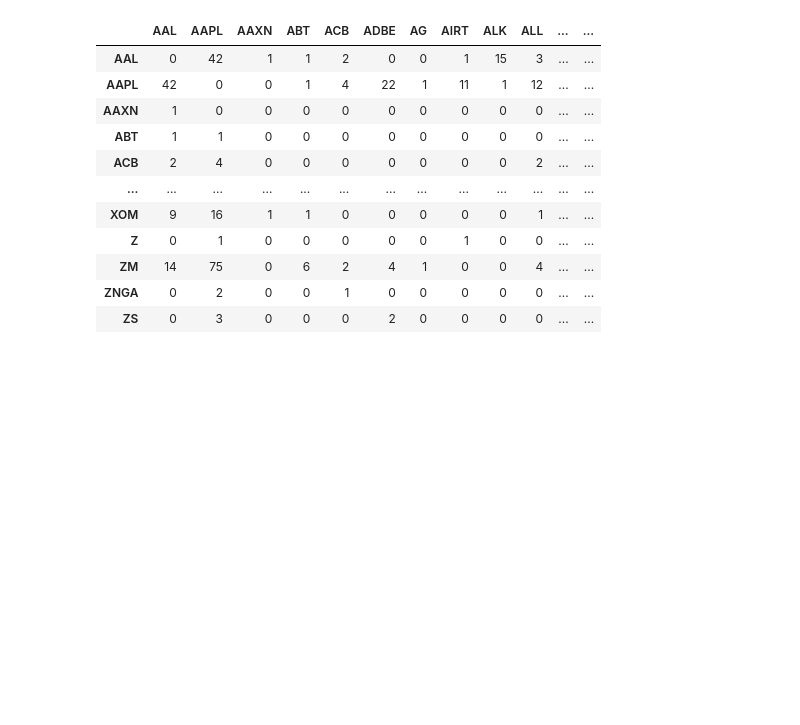
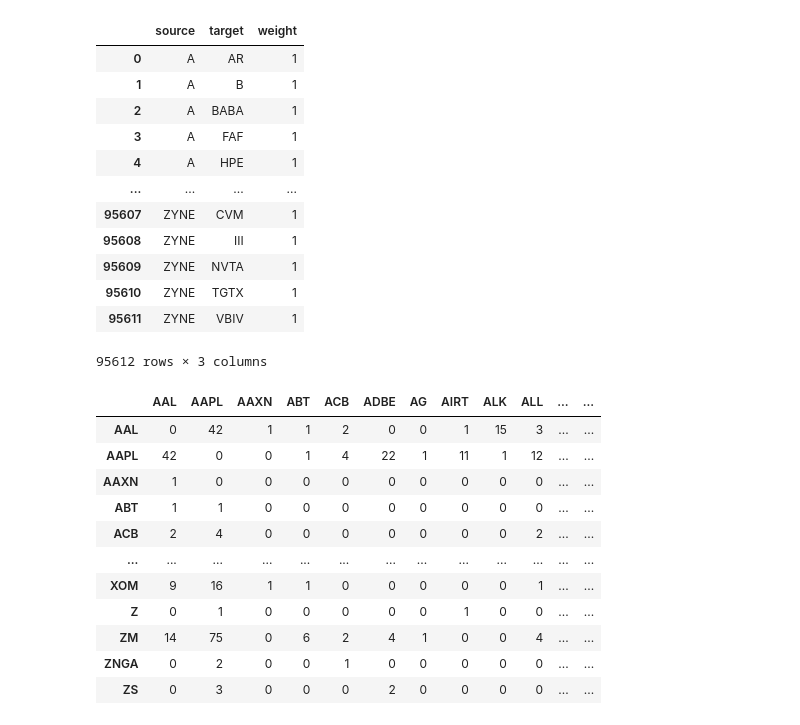
Before and after one commit to owenwjc/owenwjc.github.io, a Jupyter notebook: visProto.ipynb, the cells around one changed output. Cells and saved outputs as stored; diff of their text form; code cells hidden in the pictures; blank space fills up the shorter version.

```diff
--- a/visProto.ipynb
+++ b/visProto.ipynb
@@ -150,3 +168,19 @@ edgelist.drop(edgelist.loc[edgelist[0] == 0].index, inplace = True)
 edgelist.reset_index(drop=True, inplace=True)
 # %%
 edgelist.columns = ['source', 'target', 'weight']
+# %%
+edgelist
+# %% [output]
+|  | source | target | weight |
+| 0 | A | AR | 1 |
+| 1 | A | B | 1 |
+| 2 | A | BABA | 1 |
+| 3 | A | FAF | 1 |
+| 4 | A | HPE | 1 |
+| ... | ... | ... | ... |
+| 95607 | ZYNE | CVM | 1 |
+| 95608 | ZYNE | III | 1 |
+| 95609 | ZYNE | NVTA | 1 |
+| 95610 | ZYNE | TGTX | 1 |
+| 95611 | ZYNE | VBIV | 1 |
+95612 rows × 3 columns
```
Also changed, not shown: parts of 13 cells of this notebook, 4 other files.
